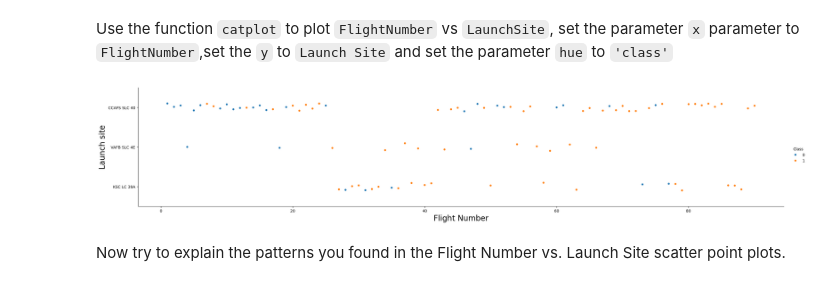
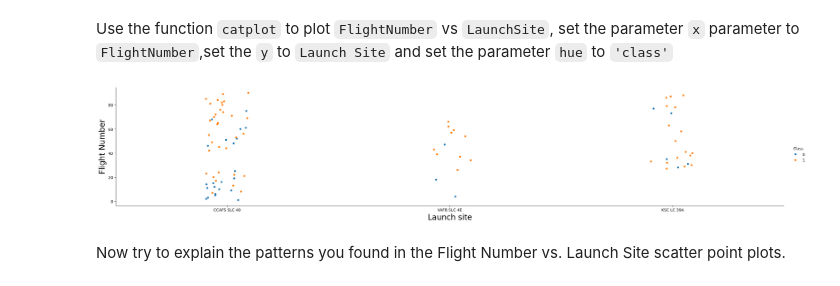
Before and after one commit to m97Pod/ds-capstone, a Jupyter notebook: 5 - edadataviz.ipynb, the cells around one changed output. Saved outputs shown, nothing was run; the diff lists cells and outputs as text; code cells hidden in the pictures.

```diff
--- a/5 - edadataviz.ipynb
+++ b/5 - edadataviz.ipynb
@@ -79,0 +63,4 @@ df.head(5)
+# %%
+URL = "https://cf-courses-data.s3.us.cloud-object-storage.appdomain.cloud/IBM-DS0321EN-SkillsNetwork/datasets/dataset_part_2.csv"
+df=pd.read_csv(URL)
+df.head(5)
@@ -96,12 +91,13 @@ Next, let's drill down to each site visualize its detailed launch records.
 Use the function <code>catplot</code> to plot <code>FlightNumber</code> vs <code>LaunchSite</code>, set the  parameter <code>x</code>  parameter to <code>FlightNumber</code>,set the  <code>y</code> to <code>Launch Site</code> and set the parameter <code>hue</code> to <code>'class'</code>
 # %%
 # Plot a scatter point chart with x axis to be Flight Number and y axis to be the launch site, and hue to be the class value
-sns.catplot(y="LaunchSite", x="FlightNumber", hue="Class", data=df, aspect = 5)
-plt.xlabel("Flight Number",fontsize=20)
-plt.ylabel("Launch site",fontsize=20)
+sns.catplot(y="FlightNumber", x="LaunchSite", hue="Class", data=df, aspect = 5)
+plt.xlabel("Launch site",fontsize=20)
+plt.ylabel("Flight Number",fontsize=20)
+plt.savefig("LaunchSiteVSFlightNumber.png")
 plt.show()
 # %% [output]
-[figure, old version]
+[figure, new version]
 # %% [markdown]
 Now try to explain the patterns you found in the Flight Number vs. Launch Site scatter point plots.
 # %% [markdown]
```
Also changed, not shown: parts of 9 cells of this notebook.
